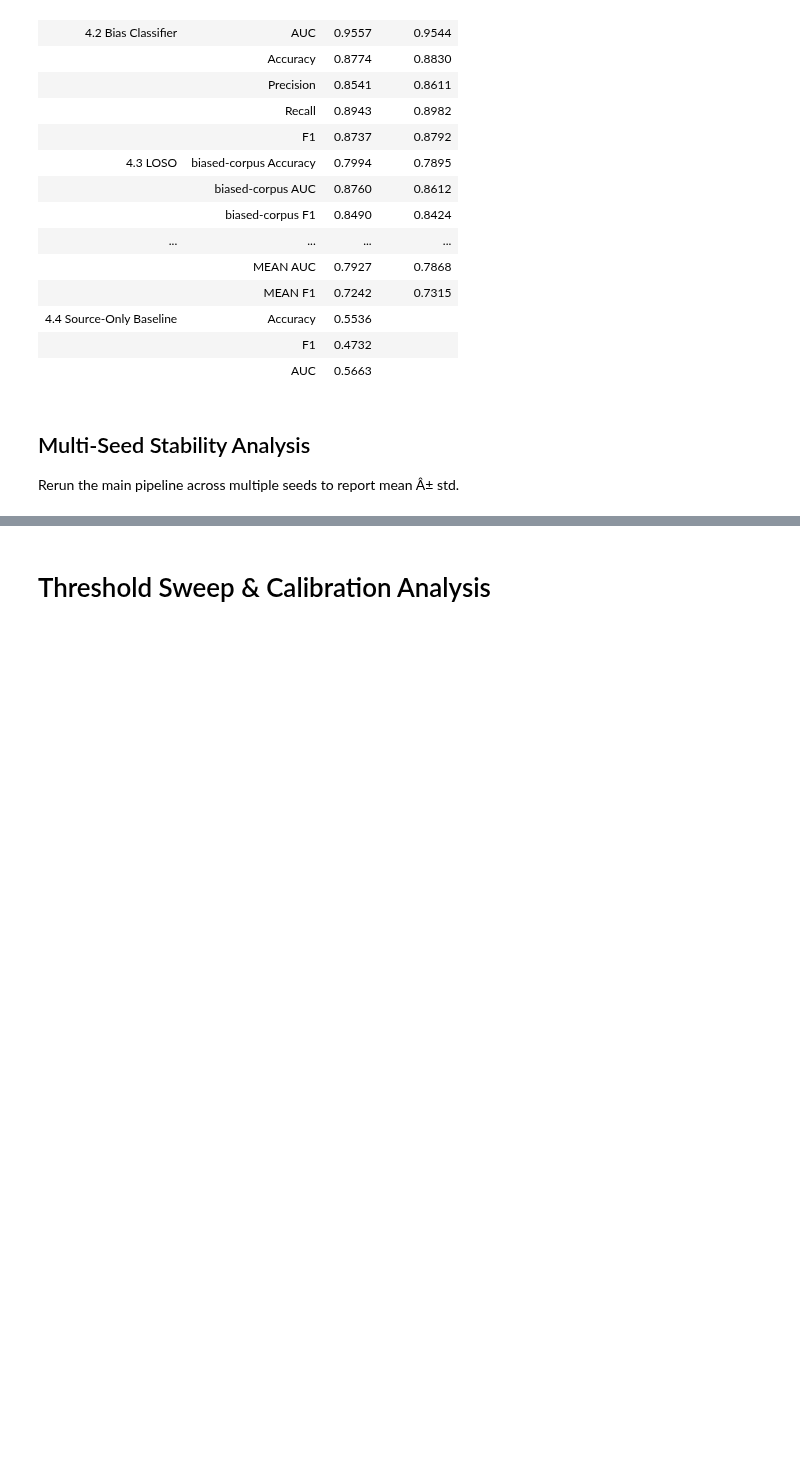
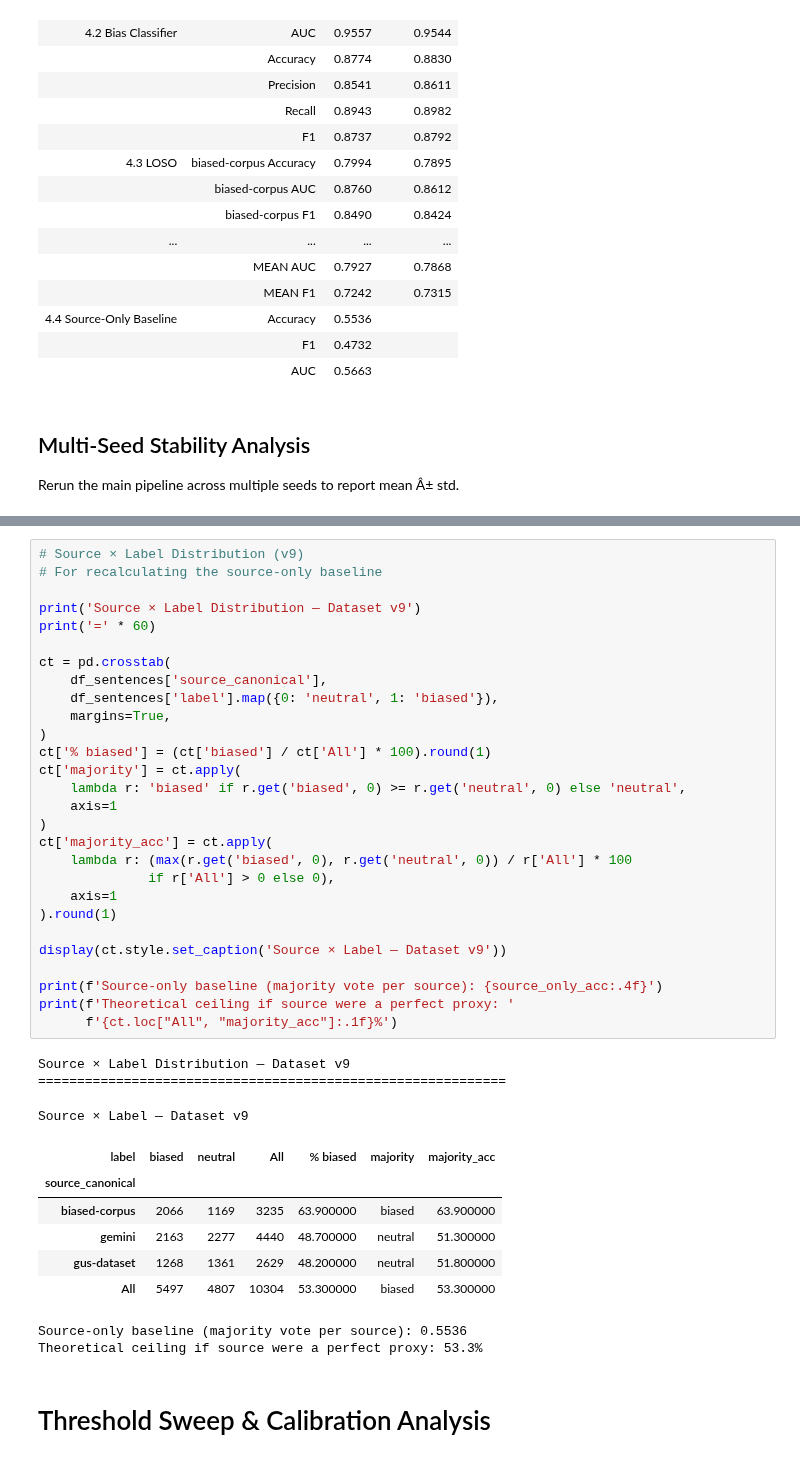
Before and after one commit to pinthoz/attention-atlas, a Jupyter notebook: dataset/v2/bert_source.ipynb, the cells around one changed output, grey strips where cells are left out. Drawn from its saved outputs; the diff is of its cells as text; blank space fills up the shorter version.

```diff
--- a/dataset/v2/bert_source.ipynb
+++ b/dataset/v2/bert_source.ipynb
@@ -1635,3 +1724,43 @@ Per-seed detail:
+# %%
+# Source × Label Distribution (v9)
+# For recalculating the source-only baseline
+
+print('Source × Label Distribution — Dataset v9')
+print('=' * 60)
+
+ct = pd.crosstab(
+    df_sentences['source_canonical'],
+    df_sentences['label'].map({0: 'neutral', 1: 'biased'}),
+    margins=True,
+)
+ct['% biased'] = (ct['biased'] / ct['All'] * 100).round(1)
+ct['majority'] = ct.apply(
+    lambda r: 'biased' if r.get('biased', 0) >= r.get('neutral', 0) else 'neutral',
+    axis=1
+)
+ct['majority_acc'] = ct.apply(
+    lambda r: (max(r.get('biased', 0), r.get('neutral', 0)) / r['All'] * 100
+              if r['All'] > 0 else 0),
+    axis=1
+).round(1)
+
+display(ct.style.set_caption('Source × Label — Dataset v9'))
+
+print(f'Source-only baseline (majority vote per source): {source_only_acc:.4f}')
+print(f'Theoretical ceiling if source were a perfect proxy: '
+      f'{ct.loc["All", "majority_acc"]:.1f}%')
+# %% [output]
+Source × Label Distribution — Dataset v9
+============================================================
+Source × Label — Dataset v9
+| label | biased | neutral | All | % biased | majority | majority_acc |
+| source_canonical |  |  |  |  |  |  |
+| biased-corpus | 2066 | 1169 | 3235 | 63.900000 | biased | 63.900000 |
+| gemini | 2163 | 2277 | 4440 | 48.700000 | neutral | 51.300000 |
+| gus-dataset | 1268 | 1361 | 2629 | 48.200000 | neutral | 51.800000 |
+| All | 5497 | 4807 | 10304 | 53.300000 | biased | 53.300000 |
+Source-only baseline (majority vote per source): 0.5536
+Theoretical ceiling if source were a perfect proxy: 53.3%
 # %% [markdown]
 # Threshold Sweep & Calibration Analysis
 # %%
```
Also changed, not shown: parts of 11 cells of this notebook.
